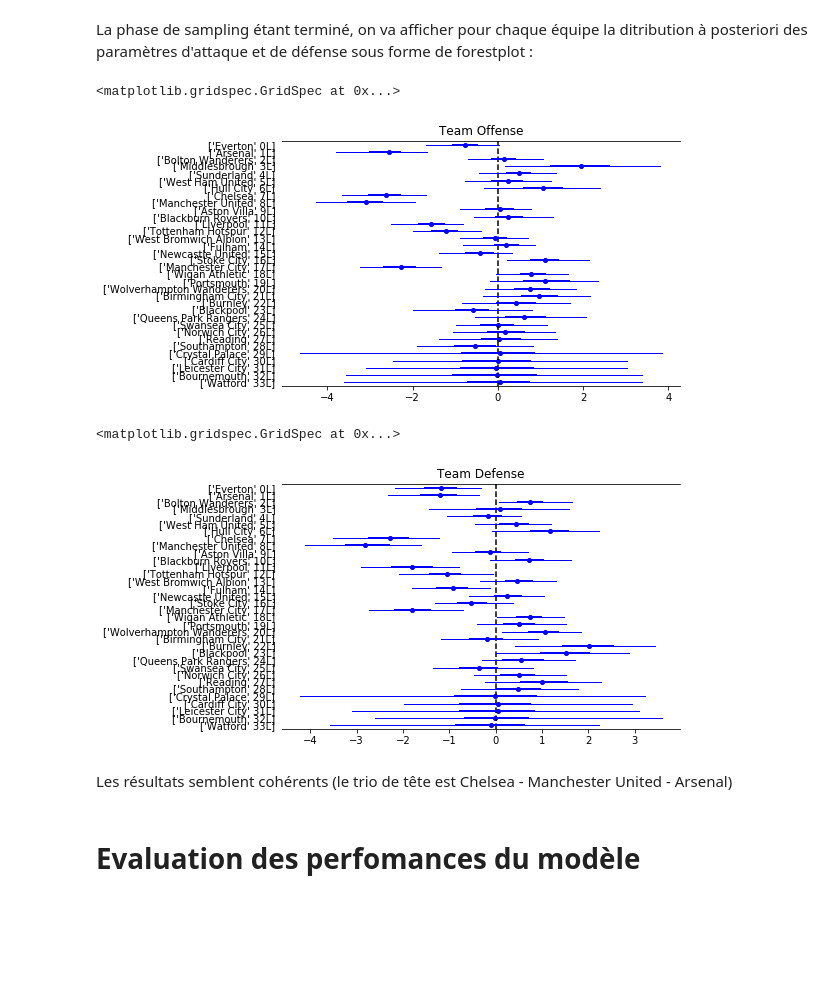
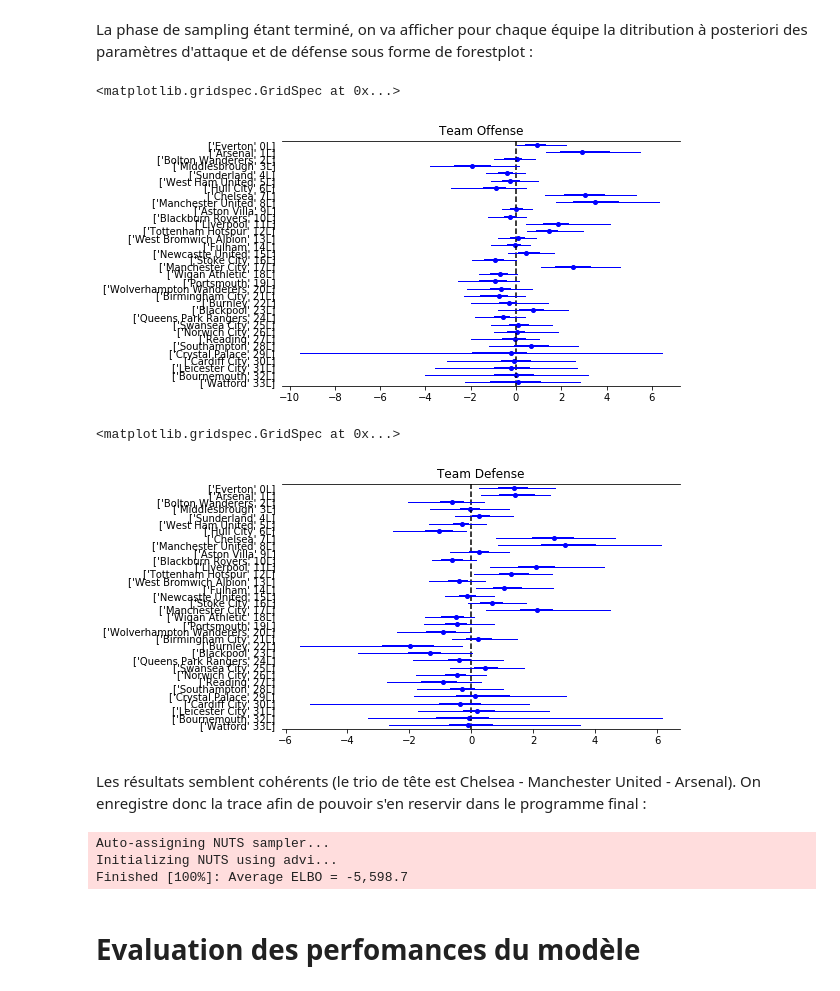
Before and after one commit to alexisrosuel/Football-predictions, a Jupyter notebook: V2.ipynb, the cells around one changed output. Drawn from its saved outputs; the diff is of its cells as text; code cells hidden in the pictures; blank space fills up the shorter version.

Commit message:
Version finale des modèles

```diff
--- a/V2.ipynb
+++ b/V2.ipynb
@@ -185,7 +195,9 @@ match.to_csv('data\\match_enhanced.csv', encoding='utf-8')
 # %% [markdown]
 On charge les données si on les avais pas avant
 # %%
-match = pd.read_csv('data\\match_enhanced_global.csv', index_col=0, parse_dates=[3], infer_datetime_format=True)
+import pandas as pd
+import numpy as np
+match = pd.read_csv('data\\match_enhanced.csv', index_col=0, parse_dates=[3], infer_datetime_format=True)
 # %% [markdown]
 On va désormais se concentrer sur la ligue 1 anglaise car c'est celle qui possède le plus de données (on pourrait pour l'instant travailler sur les autres, mais ce sera bloquant dans le prochain notebook)
 # %%
@@ -288,34 +298,33 @@ import pymc3 as pm
 
 model = pm.Model()
 with pm.Model() as model:
+    # shape parameter des lois de student et de la loi normale pour le bruit
+    hyper_lambda_team = pm.Uniform('hyper_lambda_team', lower=0, upper=5, shape=1)
+    hyper_lambda_coeff = pm.Uniform('hyper_lambda_coeff', lower=0, upper=5, shape=1)
+
     # Paramètres spécifiques à chaque équipe
-    attaque = pm.StudentT("attaque", nu=3, mu=0, lam=1, shape=num_teams)
-    defense = pm.StudentT("defense", nu=3, mu=0, lam=1, shape=num_teams)
+    attaque = pm.StudentT("attaque", nu=2, mu=0, lam=hyper_lambda_team, shape=num_teams)
+    defense = pm.StudentT("defense", nu=2, mu=0, lam=hyper_lambda_team, shape=num_teams)
 
     # Paramètre lié aux conditions du match
-    coeff_home = pm.StudentT("coeff_home", nu=3, mu=0, lam=1, shape=1)
-    coeff_recup = pm.StudentT("coeff_recup", nu=3, mu=0, lam=1, shape=1)
-    coeff_dynamique = pm.StudentT("coeff_dynamique", nu=3, mu=0, lam=1, shape=1)
-    coeff_perf = pm.StudentT("coeff_perf", nu=3, mu=0, lam=1, shape=1)
+    coeff_home = pm.StudentT("coeff_home", nu=2, mu=0, lam=hyper_lambda_coeff, shape=1)
+    coeff_recup = pm.StudentT("coeff_recup", nu=2, mu=0, lam=hyper_lambda_coeff, shape=1)
+    coeff_dynamique = pm.StudentT("coeff_dynamique", nu=2, mu=0, lam=hyper_lambda_coeff, shape=1)
+    coeff_perf = pm.StudentT("coeff_perf", nu=2, mu=0, lam=hyper_lambda_coeff, shape=1)
 
     # et un intercept
-    intercept = pm.StudentT("intercept", nu=3, mu=0, lam=1, shape=1)
-
-    # et du bruit
-    eps = pm.Normal('eps', mu=0, sd=1, shape=2)
+    intercept = pm.Normal("intercept", mu=0, sd=hyper_lambda_coeff, shape=1)
 
     home_theta  = pm.math.exp(intercept +
                               coeff_home +
                               coeff_recup * (model_input_conditions[0] - model_input_conditions[1]) +
                               coeff_dynamique * (model_input_conditions[2] - model_input_conditions[3]) +
-                              coeff_perf * (attaque[model_input_team[0]] - defense[model_input_team[1]]) +
-                              eps[0]
+                              coeff_perf * (attaque[model_input_team[0]] - defense[model_input_team[1]])
                               )
     away_theta  = pm.math.exp(intercept +
                               coeff_recup * (model_input_conditions[1] - model_input_conditions[0]) +
                               coeff_dynamique * (model_input_conditions[3] - model_input_conditions[2]) +
-                              coeff_perf * (attaque[model_input_team[1]] - defense[model_input_team[0]]) +
-                              eps[1]
+                              coeff_perf * (attaque[model_input_team[1]] - defense[model_input_team[0]])
                              )
 
     # likelihood of observed data
@@ -323,9 +332,7 @@ with pm.Model() as model:
     away_points = pm.Poisson('away_points', mu=away_theta, observed=model_output[1])
 # %%
 with model:
-    trace = pm.sample(500, n_init=20000)
-
-    pm.traceplot(trace)
+    trace = pm.sample(100, n_init=20000)
 # %% [output]
 Auto-assigning NUTS sampler...
 Initializing NUTS using advi...
@@ -334,17 +362,25 @@ Finished [100%]: Average ELBO = -5,733.1
 # %% [markdown]
 La phase de sampling étant terminé, on va afficher pour chaque équipe la ditribution à posteriori des paramètres d'attaque et de défense sous forme de forestplot :
 # %%
-pm.forestplot(trace[10:], varnames=['attaque'], ylabels=teams.values, main="Team Offense", chain_spacing=0.2)
+pm.forestplot(trace[10:], varnames=['attaque'], ylabels=teams.values, main="Team Offense", chain_spacing=1)
 # %% [output]
 <matplotlib.gridspec.GridSpec at 0x...>
-[figure, old version]
+[figure, new version]
 # %%
-pm.forestplot(trace[10:], varnames=['defense'], ylabels=teams.values, main="Team Defense", chain_spacing=0.2)
+pm.forestplot(trace[10:], varnames=['defense'], ylabels=teams.values, main="Team Defense", chain_spacing=1)
 # %% [output]
 <matplotlib.gridspec.GridSpec at 0x...>
-[figure, old version]
+[figure, new version]
 # %% [markdown]
-Les résultats semblent cohérents (le trio de tête est Chelsea - Manchester United - Arsenal)
+Les résultats semblent cohérents (le trio de tête est Chelsea - Manchester United - Arsenal). On enregistre donc la trace afin de pouvoir s'en reservir dans le programme final :
+# %%
+with model:
+    db = pm.backends.text.Text(name='Trace')
+    trace = pm.sample(2000, n_init=20000, trace=db)
+# %% [output]
+Auto-assigning NUTS sampler...
+Initializing NUTS using advi...
+Finished [100%]: Average ELBO = -5,598.7
 # %% [markdown]
 # Evaluation des perfomances du modèle
 # %% [markdown]
```
Also changed, not shown: parts of 40 cells of this notebook, 2 other files.
